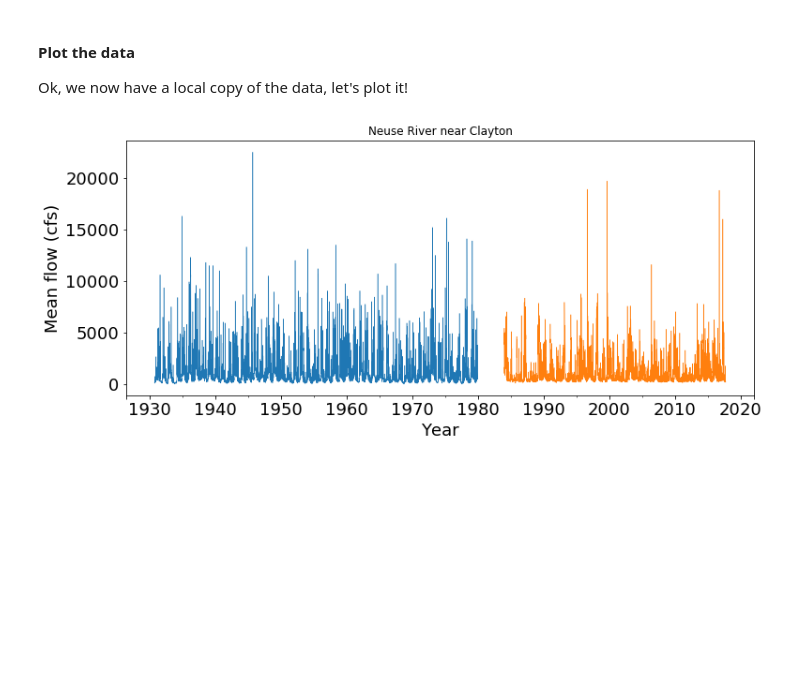
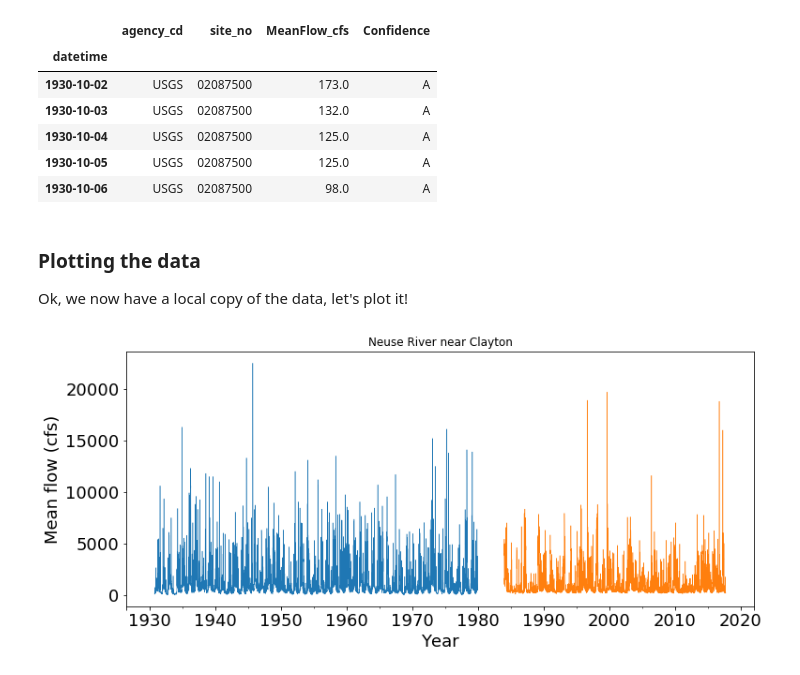
Before and after one commit to DataDevils/WaterFlow-Python, a Jupyter notebook: 01-WaterFlow-Terse.ipynb, the cells around one changed output. Drawn from its saved outputs; the diff is of its cells as text; code cells hidden in the pictures; blank space fills up the shorter version.

```diff
--- a/01-ImportData-Terse.ipynb
+++ b/01-WaterFlow-Terse.ipynb
@@ -51,8 +25,19 @@ df = pd.read_csv(url,
                  parse_dates=['datetime'],
                  index_col='datetime'
                 )
+# %%
+#Show the first 5 rows of the data frame
+df.head()
+# %% [output]
+|  | agency_cd | site_no | MeanFlow_cfs | Confidence |
+| datetime |  |  |  |  |
+| 1930-10-02 | USGS | 02087500 | 173.0 | A |
+| 1930-10-03 | USGS | 02087500 | 132.0 | A |
+| 1930-10-04 | USGS | 02087500 | 125.0 | A |
+| 1930-10-05 | USGS | 02087500 | 125.0 | A |
+| 1930-10-06 | USGS | 02087500 | 98.0 | A |
 # %% [markdown]
-#### Plot the data
+### Plotting the data
 Ok, we now have a local copy of the data, let's plot it!
 # %%
 #This statements enables plots in our Jupyter notebook
```
Also changed, not shown: parts of 14 cells of this notebook.
